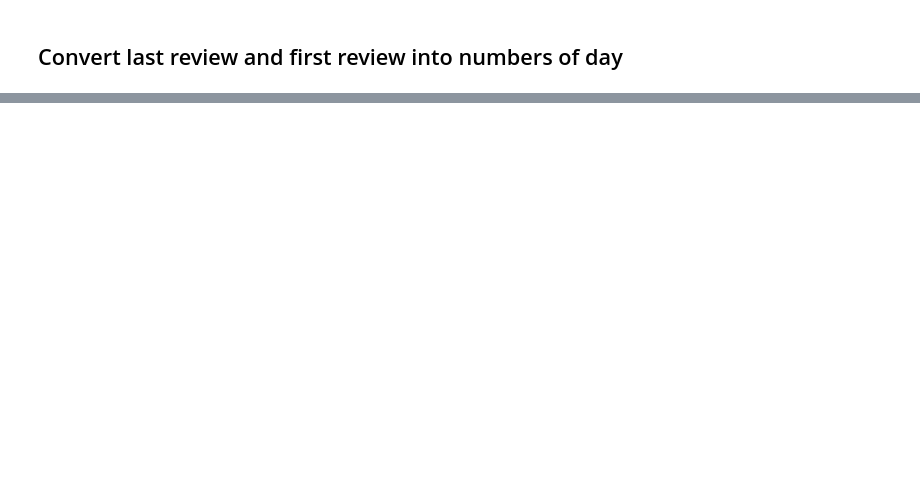
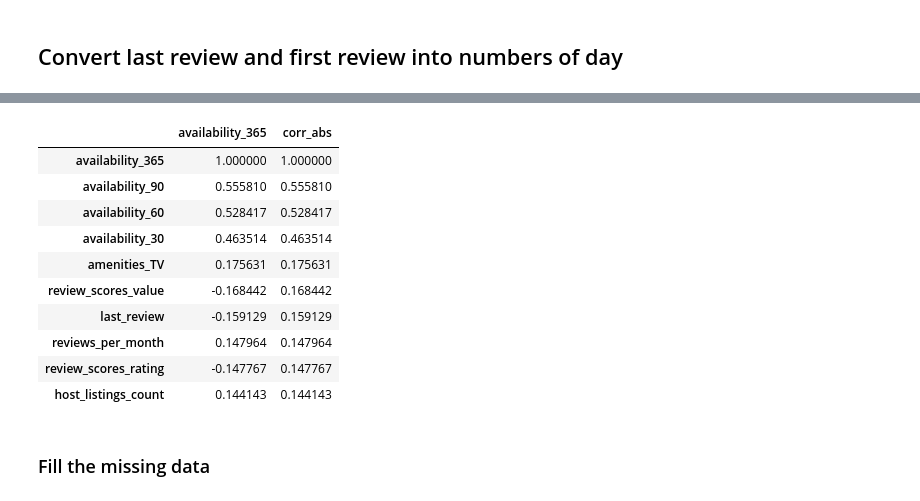
Before and after one commit to clementlefevre/udacity_ML, a Jupyter notebook: capstone_project/Data Preparation.ipynb, the cells around one changed output, grey strips where cells are left out. Cells and saved outputs as stored; diff of their text form; code cells hidden in the pictures; blank space fills up the shorter version.

Commit message:
Data prep

```diff
--- a/capstone_project/Data Preparation.ipynb
+++ b/capstone_project/Data Preparation.ipynb
@@ -156,6 +204,9 @@ print df.shape
 ## Convert price to float
 # %%
 df.price=df.price.replace( '[\$,)]','', regex=True ).replace( '[(]','-',regex=True ).astype(float)
-df.weekly_price=df.weekly_price.replace( '[\$,)]','', regex=True ).replace( '[(]','-',regex=True ).astype(float)
-df.monthly_price=df.monthly_price.replace( '[\$,)]','', regex=True ).replace( '[(]','-',regex=True ).astype(float)
+#df.weekly_price=df.weekly_price.replace( '[\$,)]','', regex=True ).replace( '[(]','-',regex=True ).astype(float)
+#df.monthly_price=df.monthly_price.replace( '[\$,)]','', regex=True ).replace( '[(]','-',regex=True ).astype(float)
+#df.security_deposit=df.security_deposit.replace( '[\$,)]','', regex=True ).replace( '[(]','-',regex=True ).astype(float)
+#df.cleaning_fee=df.cleaning_fee.replace( '[\$,)]','', regex=True ).replace( '[(]','-',regex=True ).astype(float)
+df.extra_people=df.extra_people.replace( '[\$,)]','', regex=True ).replace( '[(]','-',regex=True ).astype(float)
 # %% [markdown]
@@ -163,12 +214,8 @@ df.monthly_price=df.monthly_price.replace( '[\$,)]','', regex=True ).replace( '[
 # %%
-df['has_profile_pic_int']=(df.host_has_profile_pic=='t')*1
-print df['has_profile_pic_int'].value_counts()
-
-
+df['host_has_profile_pic']=(df.host_has_profile_pic=='t')*1
 df['host_identity_verified']=(df.host_identity_verified=='t')*1
-print df['host_identity_verified'].value_counts()
-
-
-
 df['is_location_exact']=(df.is_location_exact=='t')*1
-print df['is_location_exact'].value_counts()
+df['instant_bookable']=(df.instant_bookable=='t')*1
+df['require_guest_profile_picture']=(df.require_guest_profile_picture=='t')*1
+df['require_guest_phone_verification']=(df.require_guest_phone_verification=='t')*1
+df['host_is_superhost']=(df.host_is_superhost=='t')*1
@@ -187,6 +224,9 @@ Name: is_location_exact, dtype: int64
 # %%
 df.last_review = date.today()-pd.to_datetime(df.last_review)
 df.first_review = date.today()-pd.to_datetime(df.first_review)
+df.host_since = date.today()-pd.to_datetime(df.host_since)
+
 
 df.last_review = df.last_review.apply(lambda x: x / np.timedelta64(1,'D'))
 df.first_review = df.first_review.apply(lambda x: x / np.timedelta64(1,'D'))
+df.host_since = df.host_since.apply(lambda x: x / np.timedelta64(1,'D'))
@@ -193,4 +235,6 @@ df.first_review = df.first_review.apply(lambda x: x / np.timedelta64(1,'D'))
 # %%
 df = df[~df.last_review.isnull()]
+df = df[~df.review_scores_value.isnull()]
+df = df[df.number_of_reviews>10]
 # %%
 [col for col  in df.columns.tolist() if 'review' in col]
@@ -197 +291,21 @@ df = df[~df.last_review.isnull()]
+# %%
+df_corr = df.corr()['availability_365']
+df_corr = pd.DataFrame(df_corr)
+df_corr['corr_abs'] = np.abs(df_corr.availability_365)
+df_corr = df_corr.sort_values(by='corr_abs',ascending=False)
+df_corr.head(10)
+# %% [output]
+|  | availability_365 | corr_abs |
+| availability_365 | 1.000000 | 1.000000 |
+| availability_90 | 0.555810 | 0.555810 |
+| availability_60 | 0.528417 | 0.528417 |
+| availability_30 | 0.463514 | 0.463514 |
+| amenities_TV | 0.175631 | 0.175631 |
+| review_scores_value | -0.168442 | 0.168442 |
+| last_review | -0.159129 | 0.159129 |
+| reviews_per_month | 0.147964 | 0.147964 |
+| review_scores_rating | -0.147767 | 0.147767 |
+| host_listings_count | 0.144143 | 0.144143 |
+# %% [markdown]
+### Fill the missing data
 # %%
```
Also changed, not shown: parts of 47 cells of this notebook.
